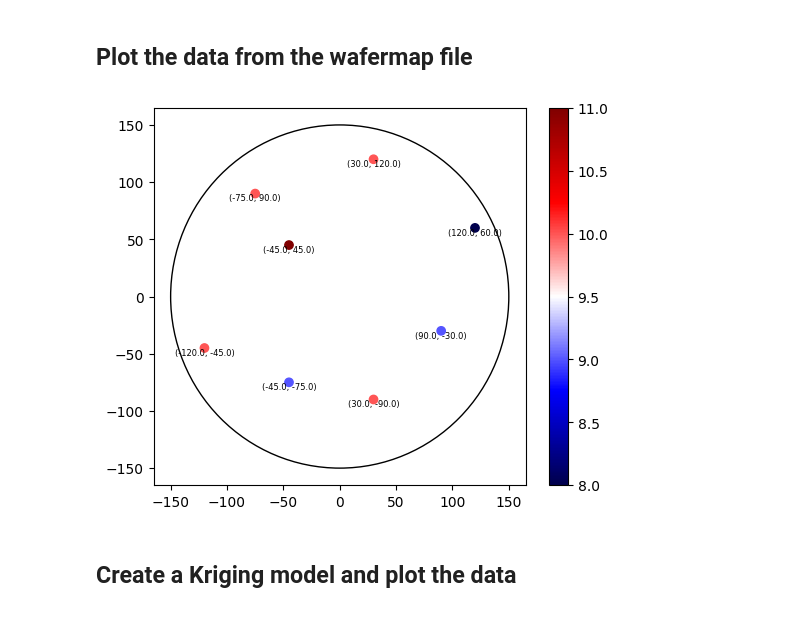
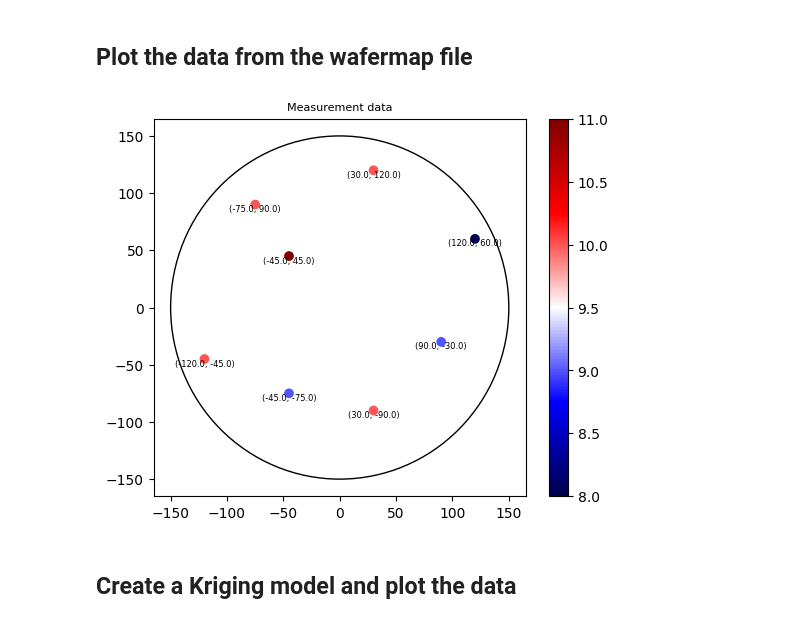
Before and after one commit to lokeshsubramany/Wafermap_Kriging, a Jupyter notebook: Generate_missing_measurements_with_Kriging.ipynb, the cells around one changed output. Drawn from its saved outputs; the diff is of its cells as text; code cells hidden in the pictures.

Commit message:
Added plot title

```diff
--- a/Generate_missing_measurements_with_Kriging.ipynb
+++ b/Generate_missing_measurements_with_Kriging.ipynb
@@ -25,28 +25,29 @@ memory usage: 7.5 KB
 # %%
 fig = plt.figure(figsize=(6,5),dpi=100)
 ax = fig.add_subplot(1, 1, 1)
 
 plt.scatter(x=new_df['X'],y=new_df['Y'],c=new_df['Value'],cmap='seismic')
 
 circ = plt.Circle((0, 0), radius=150,fill=None)
 ax.add_patch(circ)
 
 #ax.hlines(y=0,xmin=-150,xmax=150)
 #ax.vlines(x=0,ymin=-150,ymax=150)
 
 # for (xi, yi) in zip(new_df['X'].values,
 #                     new_df['Y'].values):
 #     plt.text(xi, yi, (xi,yi), va='top', ha='center')
 
 #Show points only for locations with measurement
 for (xi, yi) in zip(new_df[new_df['Value'].notnull()]['X'].values,
                     new_df[new_df['Value'].notnull()]['Y'].values):
     plt.text(xi, yi, (xi,yi), va='top', ha='center',size=6)
 
+plt.title('Measurement data', size=8)
 plt.colorbar()
 plt.show()
 # %% [output]
-[figure, old version]
+[figure, new version]
 # %% [markdown]
 ## Create a Kriging model and plot the data
 # %%
```
Also changed, not shown: parts of 5 cells of this notebook.
